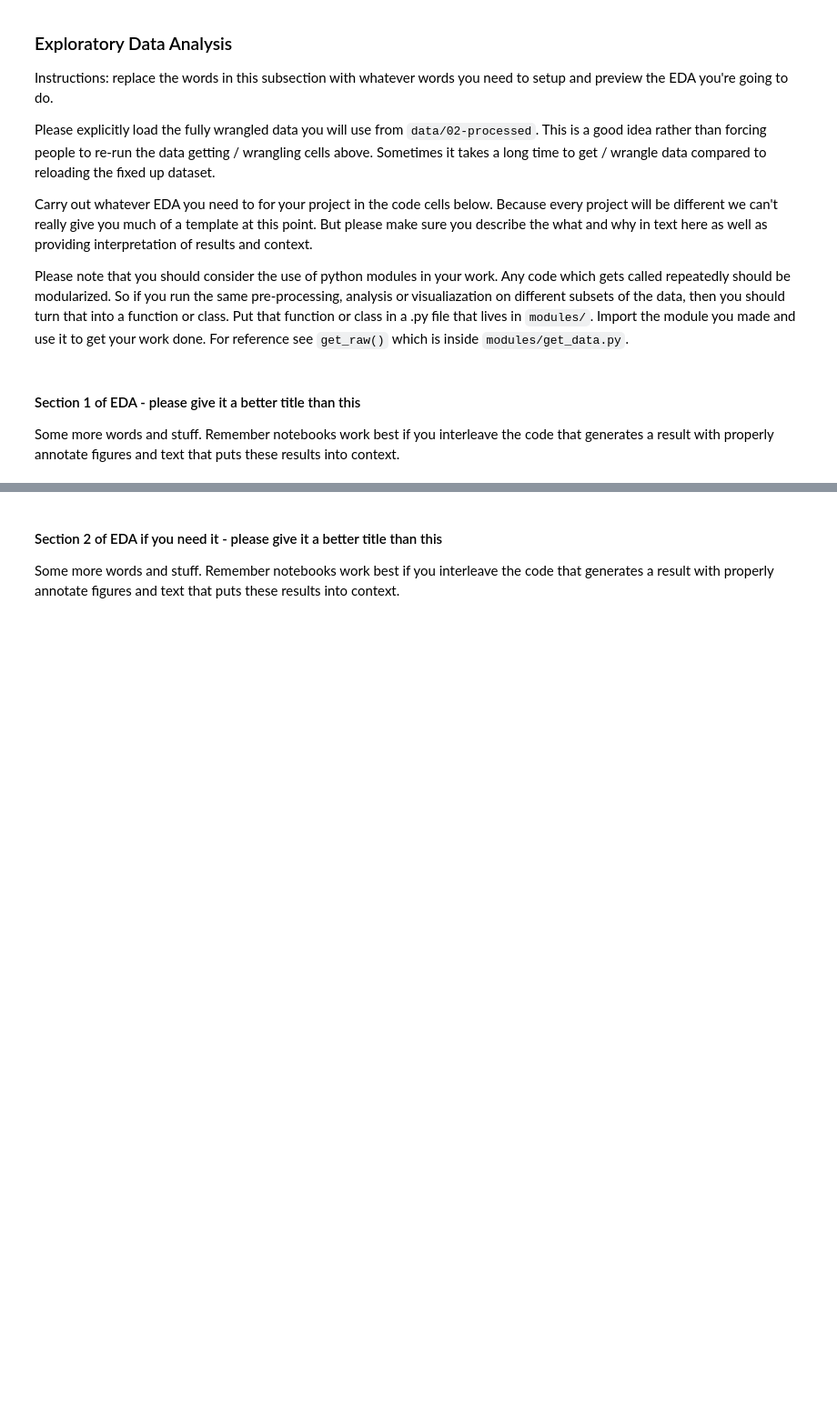
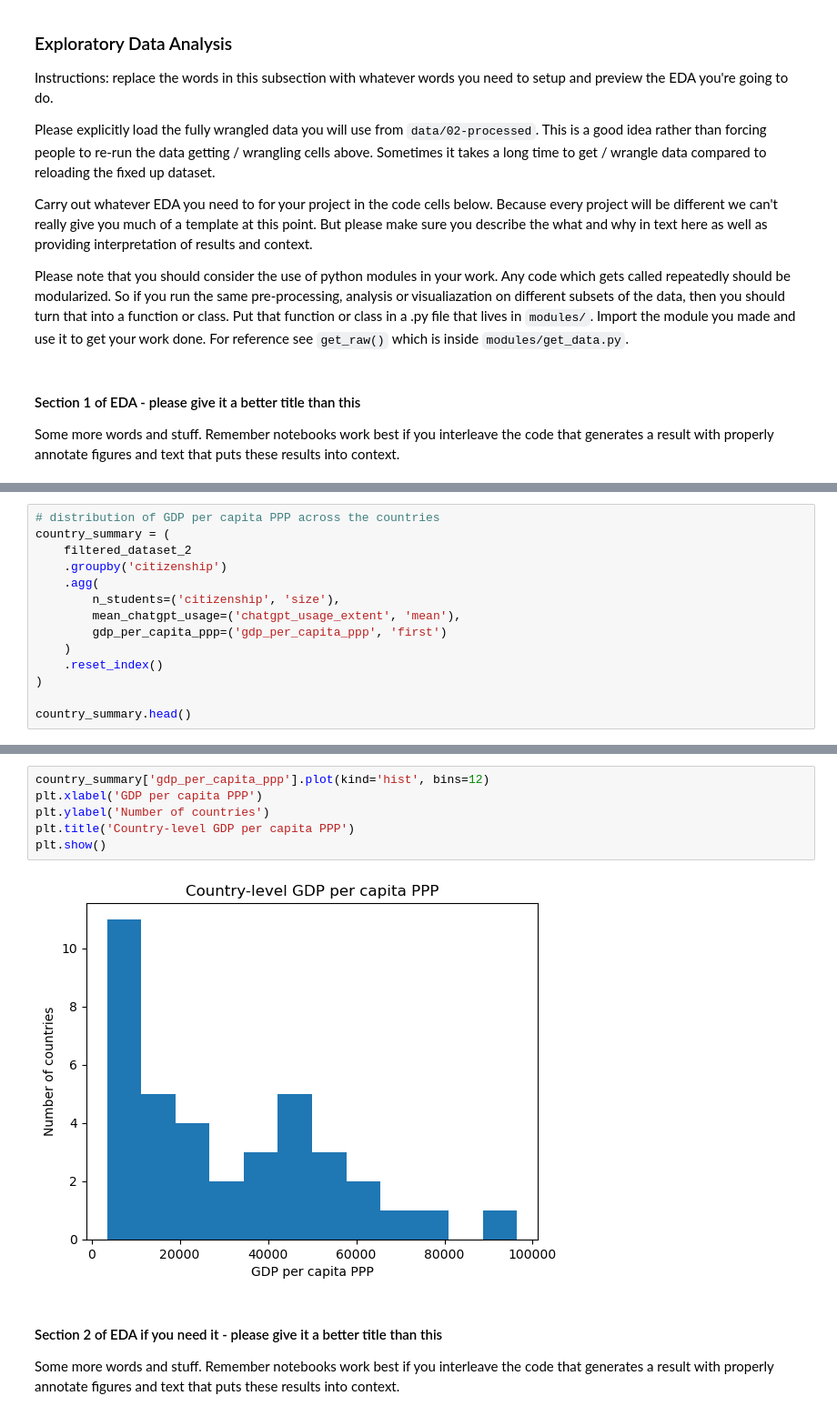
Before and after one commit to COGS108/Group123_WI26, a Jupyter notebook: 02-EDACheckpoint.ipynb, the cells around one changed output, grey strips where cells are left out. Shown at 91% size. Saved outputs shown, nothing was run; the diff lists cells and outputs as text; blank space fills up the shorter version.

```diff
--- a/02-EDACheckpoint.ipynb
+++ b/02-EDACheckpoint.ipynb
@@ -791,0 +934,14 @@ Some more words and stuff.  Remember notebooks work best if you interleave the c
+# %%
+# distribution of GDP per capita PPP across the countries
+country_summary = (
+    filtered_dataset_2
+    .groupby('citizenship')
+    .agg(
+        n_students=('citizenship', 'size'),
+        mean_chatgpt_usage=('chatgpt_usage_extent', 'mean'),
+        gdp_per_capita_ppp=('gdp_per_capita_ppp', 'first')
+    )
+    .reset_index()
+)
+
+country_summary.head()
@@ -792,3 +955,11 @@ Some more words and stuff.  Remember notebooks work best if you interleave the c
+# %%
+country_summary['gdp_per_capita_ppp'].plot(kind='hist', bins=12)
+plt.xlabel('GDP per capita PPP')
+plt.ylabel('Number of countries')
+plt.title('Country-level GDP per capita PPP')
+plt.show()
+# %% [output]
+[figure, added]
 # %% [markdown]
 #### Section 2 of EDA if you need it  - please give it a better title than this
 
```
Also changed, not shown: parts of 18 cells of this notebook.
